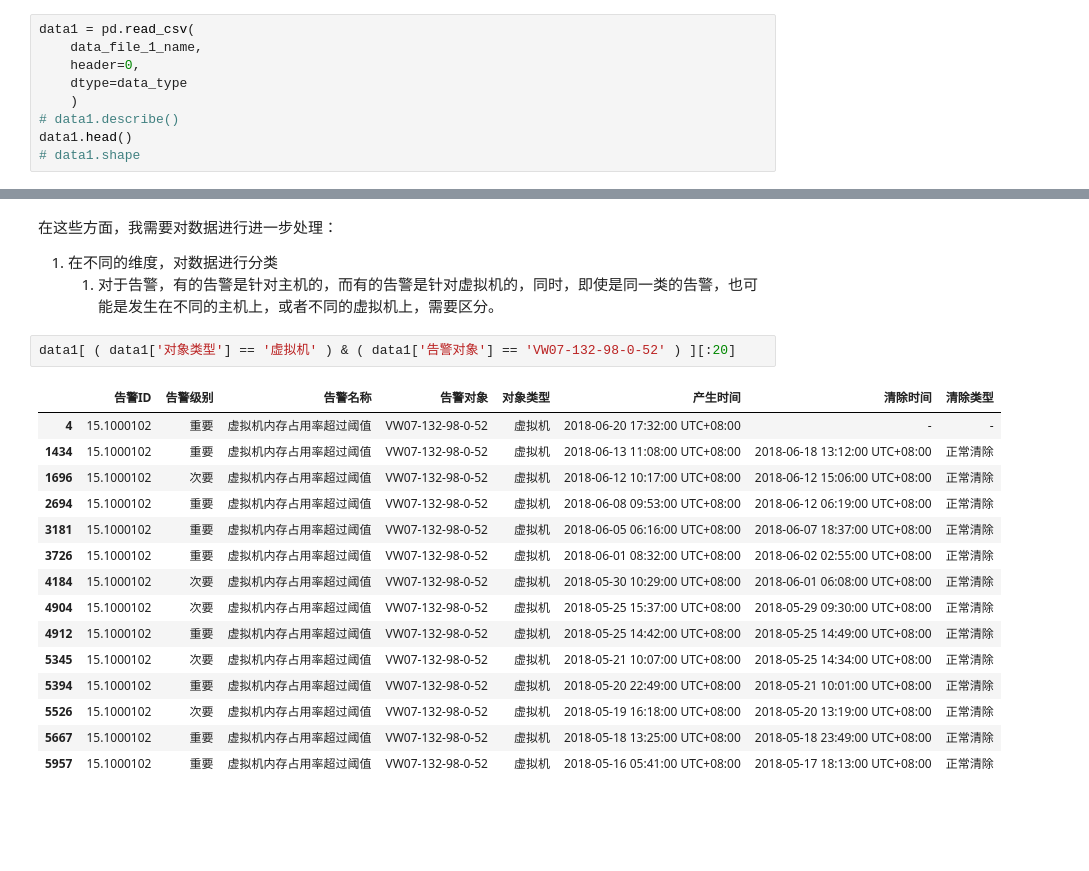
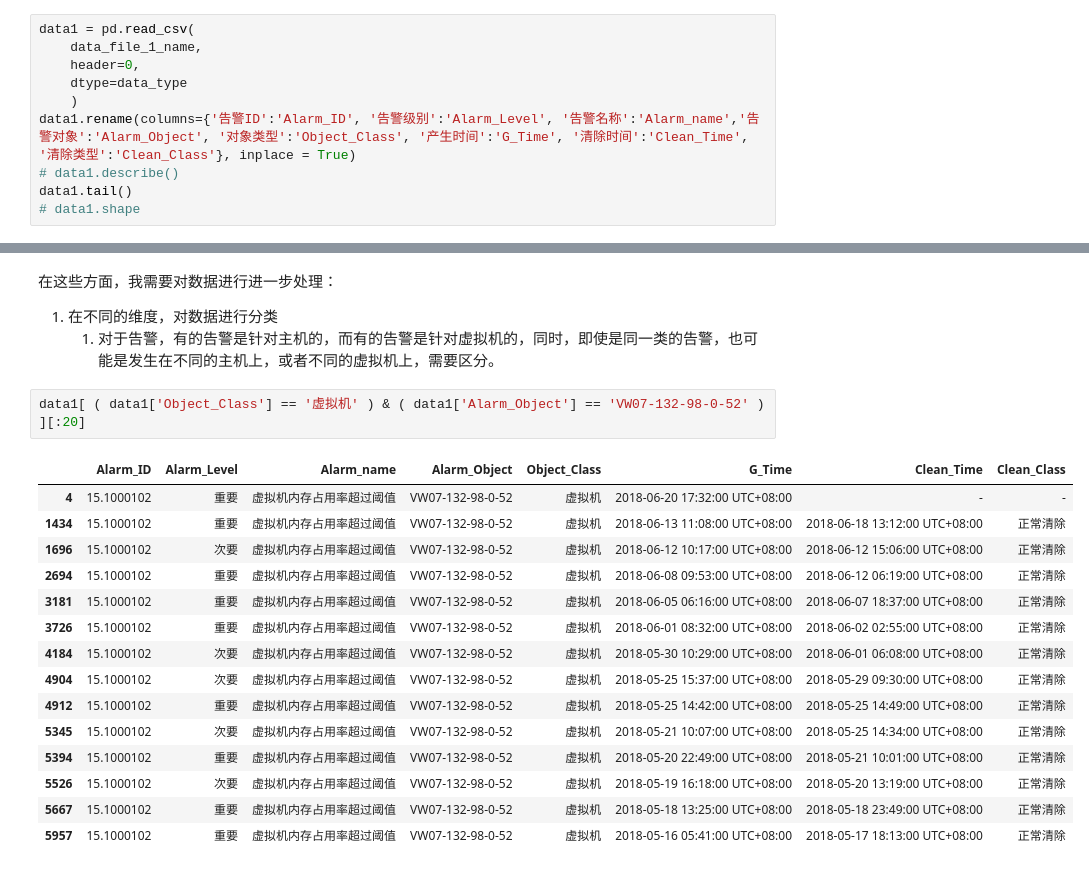
Before and after one commit to wwyf/alarm-predict-Ops-helper, a Jupyter notebook: pre-clean-1.ipynb, the cells around one changed output, grey strips where cells are left out. Saved outputs shown, nothing was run; the diff lists cells and outputs as text; blank space fills up the shorter version.

```diff
--- a/pre-clean-1.ipynb
+++ b/pre-clean-1.ipynb
@@ -20,7 +20,8 @@ data1 = pd.read_csv(
     header=0,
     dtype=data_type
     )
+data1.rename(columns={'告警ID':'Alarm_ID', '告警级别':'Alarm_Level', '告警名称':'Alarm_name','告警对象':'Alarm_Object', '对象类型':'Object_Class', '产生时间':'G_Time', '清除时间':'Clean_Time', '清除类型':'Clean_Class'}, inplace = True)
 # data1.describe()
-data1.head()
+data1.tail()
 # data1.shape
 # %% [output]
@@ -118,9 +142,9 @@ plt.plot(alarm_index_list[1000:1200])
 1. 在不同的维度，对数据进行分类
     1. 对于告警，有的告警是针对主机的，而有的告警是针对虚拟机的，同时，即使是同一类的告警，也可能是发生在不同的主机上，或者不同的虚拟机上，需要区分。
 # %%
-data1[ ( data1['对象类型'] == '虚拟机' ) & ( data1['告警对象'] == 'VW07-132-98-0-52' ) ][:20]
+data1[ ( data1['Object_Class'] == '虚拟机' ) & ( data1['Alarm_Object'] == 'VW07-132-98-0-52' ) ][:20]
 # %% [output]
-|  | 告警ID | 告警级别 | 告警名称 | 告警对象 | 对象类型 | 产生时间 | 清除时间 | 清除类型 |
+|  | Alarm_ID | Alarm_Level | Alarm_name | Alarm_Object | Object_Class | G_Time | Clean_Time | Clean_Class |
 | 4 | 15.1000102 | 重要 | 虚拟机内存占用率超过阈值 | VW07-132-98-0-52 | 虚拟机 | 2018-06-20 17:32:00 UTC+08:00 | - | - |
 | 1434 | 15.1000102 | 重要 | 虚拟机内存占用率超过阈值 | VW07-132-98-0-52 | 虚拟机 | 2018-06-13 11:08:00 UTC+08:00 | 2018-06-18 13:12:00 UTC+08:00 | 正常清除 |
 | 1696 | 15.1000102 | 次要 | 虚拟机内存占用率超过阈值 | VW07-132-98-0-52 | 虚拟机 | 2018-06-12 10:17:00 UTC+08:00 | 2018-06-12 15:06:00 UTC+08:00 | 正常清除 |
```
Also changed, not shown: parts of 41 cells of this notebook, 1 other file.
